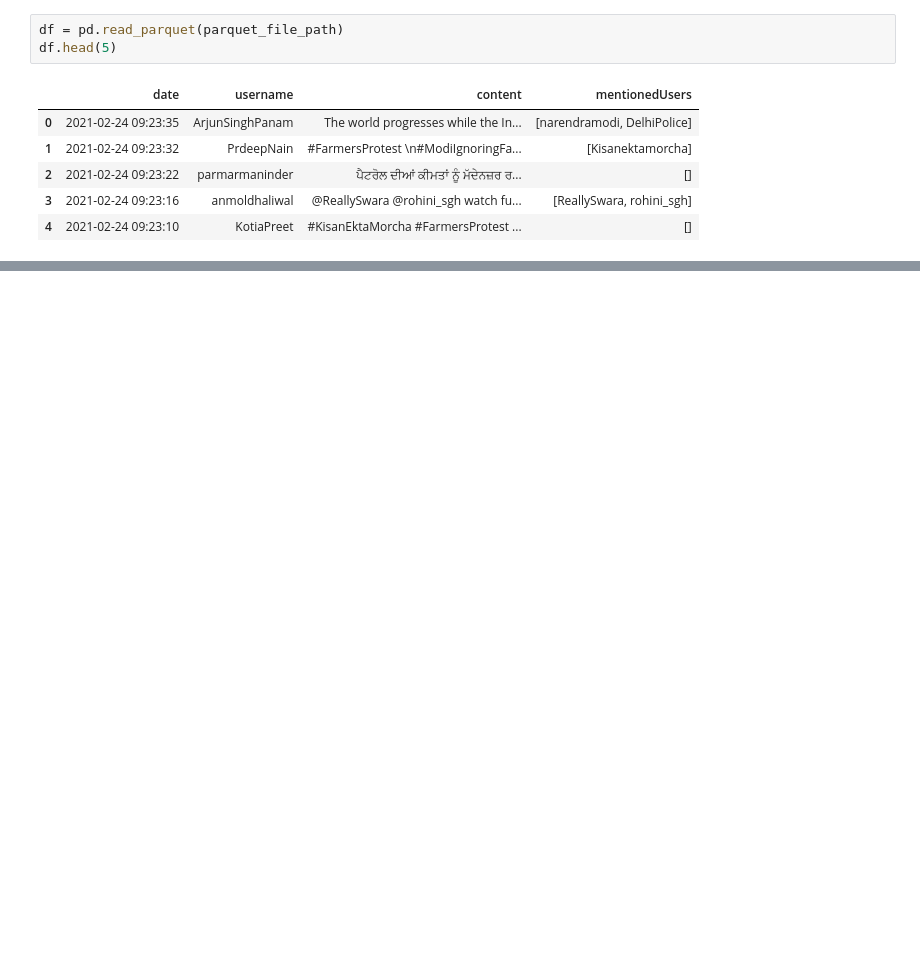
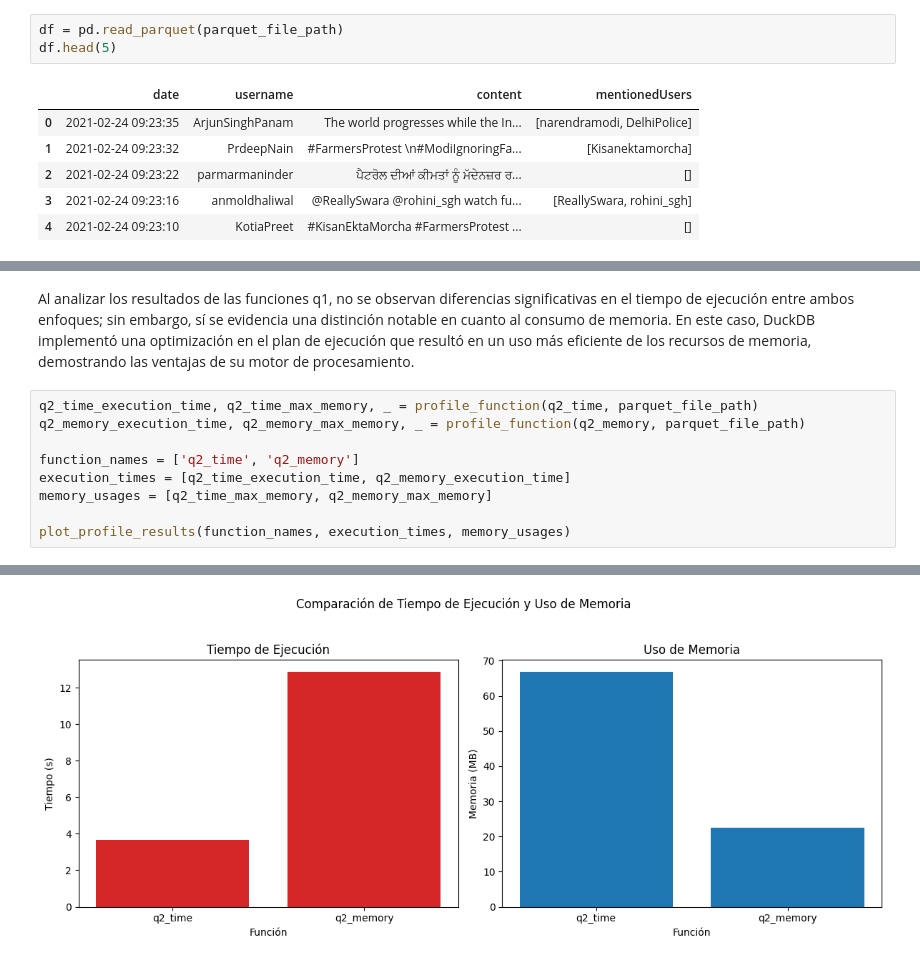
Before and after one commit to SergioAAG/latam-challenge, a Jupyter notebook: src/challenge.ipynb, the cells around one changed output, grey strips where cells are left out. Drawn from its saved outputs; the diff is of its cells as text; blank space fills up the shorter version.

```diff
--- a/src/challenge.ipynb
+++ b/src/challenge.ipynb
@@ -186,0 +626,12 @@ for _ in results:
+# %% [markdown]
+Al analizar los resultados de las funciones q1, no se observan diferencias significativas en el tiempo de ejecución entre ambos enfoques; sin embargo, sí se evidencia una distinción notable en cuanto al consumo de memoria. En este caso, DuckDB implementó una optimización en el plan de ejecución que resultó en un uso más eficiente de los recursos de memoria, demostrando las ventajas de su motor de procesamiento.
+# %%
+q2_time_execution_time, q2_time_max_memory, _ = profile_function(q2_time, parquet_file_path)
+q2_memory_execution_time, q2_memory_max_memory, _ = profile_function(q2_memory, parquet_file_path)
+
+function_names = ['q2_time', 'q2_memory']
+execution_times = [q2_time_execution_time, q2_memory_execution_time]
+memory_usages = [q2_time_max_memory, q2_memory_max_memory]
+
+plot_profile_results(function_names, execution_times, memory_usages)
+# %% [output]
@@ -186,0 +643 @@ for _ in results:
+[figure, added]
```
Also changed, not shown: parts of 37 cells of this notebook, 5 other files.
